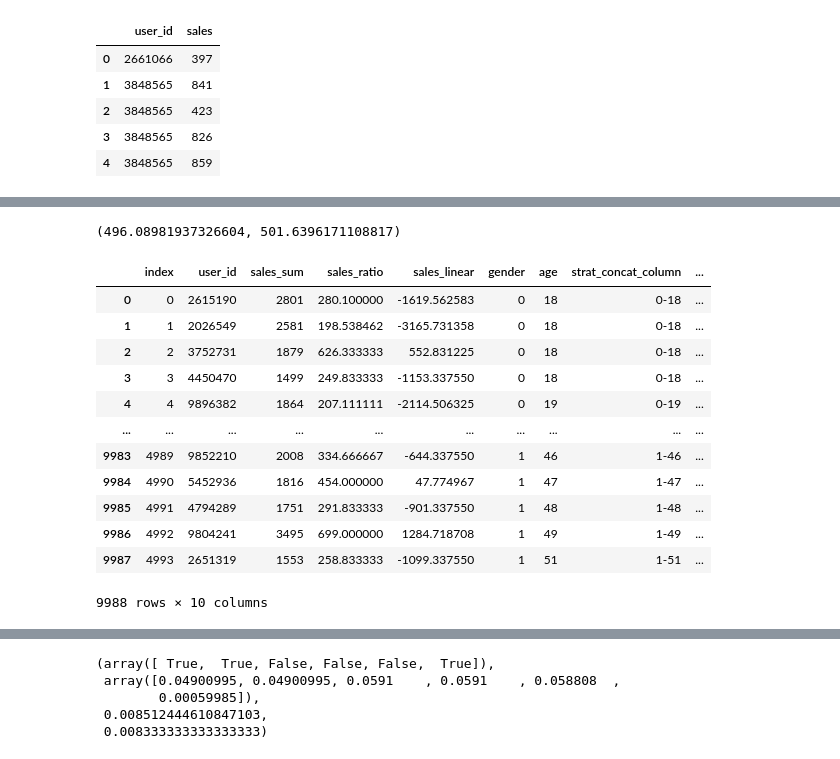
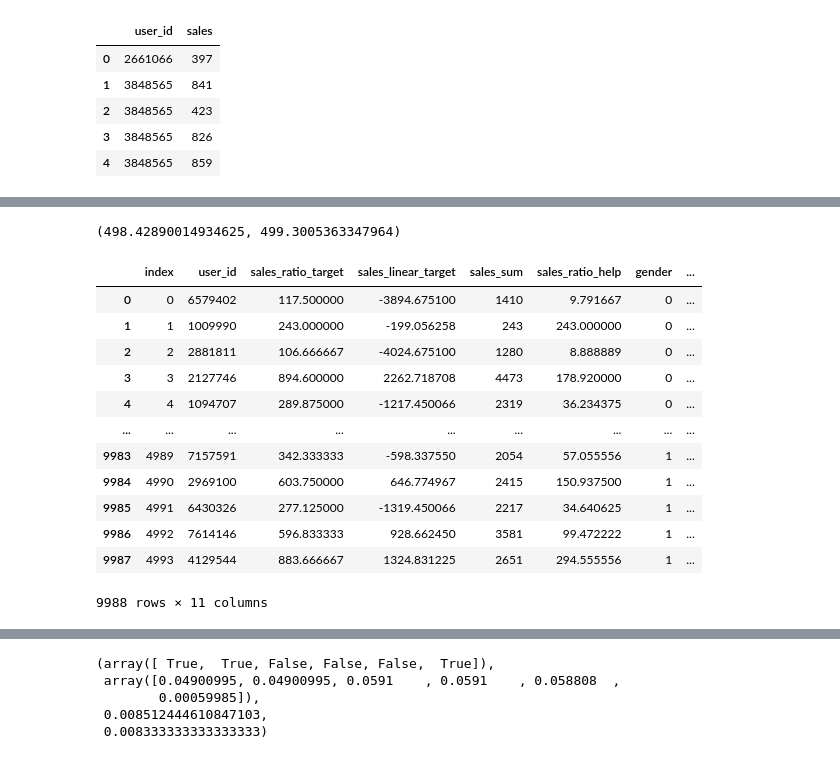
Before and after one commit to repinmihail/AB-test-pipeline, a Jupyter notebook: AB-pipline.ipynb, the cells around one changed output, grey strips where cells are left out. Saved outputs shown, nothing was run; the diff lists cells and outputs as text; code cells hidden in the pictures.

```diff
--- a/AB-pipline.ipynb
+++ b/AB-pipline.ipynb
@@ -294,0 +355,4 @@ def linearization_agg(data, column_for_grouped, value_name):
+# %%
+def user_metric_calc(data, column_for_grouped, key, val):
+    user_metrics = data.groupby(column_for_grouped).agg({key: val}).rename(columns={key: f'{key}_{val}'}).reset_index()
+    return user_metrics
@@ -295,10 +394,10 @@ def linearization_agg(data, column_for_grouped, value_name):
 # %%
 # решение для метрик - расчет пользовательских, ratio и линеаризованных в одном датафрейме
-def calc_metrics(data, metric_dict, column_for_grouped, kappa=None, is_history_data=True):
+def calc_metrics_old(data, metric_dict, column_for_grouped, kappa=None, is_history_data=True):
 
     kappa_dict = {}
     for metric_type, metric in metric_dict.items():
-        if metric_type == 'simple_ratio_metrics':
+        if metric_type == 'target_metric_calc':
             first_metric = True
             for key, val in metric.items():
                 if isinstance(val, list):
@@ -331,12 +430,11 @@ def calc_metrics(data, metric_dict, column_for_grouped, kappa=None, is_history_d
                     else:
                         simple_ratio_metrics = pd.merge(simple_ratio_metrics, agg_df[all_columns], how='left', on=column_for_grouped)
                     kappa = None
-
         if metric_type == 'user_metrics':
             first_metric = True
             for key, val in metric.items():
                 if isinstance(val, str):
-                    agg_df = data.groupby(column_for_grouped).agg({key: val}).rename(columns={key: f'{key}_sum'}).reset_index()
+                    agg_df = data.groupby(column_for_grouped).agg({key: val}).rename(columns={key: f'{key}_{val}'}).reset_index()
                     all_columns = list(agg_df.columns)
                     if first_metric:
                         user_metrics_df = agg_df[all_columns]
@@ -348,2 +464,2 @@ def calc_metrics(data, metric_dict, column_for_grouped, kappa=None, is_history_d
 # %%
-calc_df, kappa_dict = calc_metrics(remove_outliers_df, metric_dict_sales, column_for_grouped, kappa=None, is_history_data=True)
+calc_df, kappa_dict = calc_metrics(remove_outliers_df, metric_dict_sales_mod, column_for_grouped, kappa=None, is_history_data=True)
@@ -514,22 +633,0 @@ calc_df_['sales_linear'].mean() / mean
-# %%
-# test
-random_mean = []
-random_var = []
-
-strat_mean = []
-strat_var = []
-
-n_iter = 2000
-
-for i in progressbar(range(n_iter), "Computing: ", 40):
-
-    random_group = get_random_group(calc_df, 10000)
-    random_mean.append(random_group['metric1_linear'].mean())
-    random_var.append(random_group['metric1_linear'].var())
-
-    strat_mean.append(get_stratified_data(calc_df, 10000, 'metric1_linear', weights=None, seed=None)[1])
-    strat_var.append(get_stratified_data(calc_df, 10000, 'metric1_linear', weights=None, seed=None)[2])
-random_mean_series = pd.Series(random_mean, name='random mean metric')
-strat_mean_series = pd.Series(strat_mean, name='strat mean metric')
-random_var_series = pd.Series(random_var, name='random var metric')
-strat_var_series = pd.Series(strat_var, name='strat var metric')
@@ -788,9 +829,9 @@ def get_confidence_interval(mu, std, sample_size, confidence_level=0.95, tails =
     right_bound = mu + z_star * std / np.sqrt(sample_size)
     return left_bound, right_bound
 # %%
-get_confidence_interval(MEAN, STD, len(stratified_df), confidence_level=0.95, tails = 2)
+get_confidence_interval(MEAN, STD, len(calc_df), confidence_level=0.95, tails = 2)
 # %% [output]
-(496.08981937326604, 501.6396171108817)
+(498.42890014934625, 499.3005363347964)
 # %%
 def get_stratified_with_groups(data, group_size, weights=None, seed=None):
 
@@ -844,18 +885,18 @@ def get_stratified_groups(data, group_size, weights=None, seed=None):
         df = get_stratified_with_groups(data, group_size, weights=strat_dict_shares, seed=None)
         return df
 # %%
-get_stratified_groups(stratified_df, 5000)
+get_stratified_groups(calc_df_, 5000)
 # %% [output]
-|  | index | user_id | sales_sum | sales_ratio | sales_linear | gender | age | strat_concat_column | ... |
-| 0 | 0 | 2615190 | 2801 | 280.100000 | -1619.562583 | 0 | 18 | 0-18 | ... |
-| 1 | 1 | 2026549 | 2581 | 198.538462 | -3165.731358 | 0 | 18 | 0-18 | ... |
-| 2 | 2 | 3752731 | 1879 | 626.333333 | 552.831225 | 0 | 18 | 0-18 | ... |
-| 3 | 3 | 4450470 | 1499 | 249.833333 | -1153.337550 | 0 | 18 | 0-18 | ... |
-| 4 | 4 | 9896382 | 1864 | 207.111111 | -2114.506325 | 0 | 19 | 0-19 | ... |
-| ... | ... | ... | ... | ... | ... | ... | ... | ... | ... |
-| 9983 | 4989 | 9852210 | 2008 | 334.666667 | -644.337550 | 1 | 46 | 1-46 | ... |
-| 9984 | 4990 | 5452936 | 1816 | 454.000000 | 47.774967 | 1 | 47 | 1-47 | ... |
-| 9985 | 4991 | 4794289 | 1751 | 291.833333 | -901.337550 | 1 | 48 | 1-48 | ... |
-| 9986 | 4992 | 9804241 | 3495 | 699.000000 | 1284.718708 | 1 | 49 | 1-49 | ... |
-| 9987 | 4993 | 2651319 | 1553 | 258.833333 | -1099.337550 | 1 | 51 | 1-51 | ... |
+|  | index | user_id | sales_ratio_target | sales_linear_target | sales_sum | sales_ratio_help | gender | ... |
+| 0 | 0 | 6579402 | 117.500000 | -3894.675100 | 1410 | 9.791667 | 0 | ... |
+| 1 | 1 | 1009990 | 243.000000 | -199.056258 | 243 | 243.000000 | 0 | ... |
+| 2 | 2 | 2881811 | 106.666667 | -4024.675100 | 1280 | 8.888889 | 0 | ... |
+| 3 | 3 | 2127746 | 894.600000 | 2262.718708 | 4473 | 178.920000 | 0 | ... |
+| 4 | 4 | 1094707 | 289.875000 | -1217.450066 | 2319 | 36.234375 | 0 | ... |
+| ... | ... | ... | ... | ... | ... | ... | ... | ... |
+| 9983 | 4989 | 7157591 | 342.333333 | -598.337550 | 2054 | 57.055556 | 1 | ... |
+| 9984 | 4990 | 2969100 | 603.750000 | 646.774967 | 2415 | 150.937500 | 1 | ... |
+| 9985 | 4991 | 6430326 | 277.125000 | -1319.450066 | 2217 | 34.640625 | 1 | ... |
+| 9986 | 4992 | 7614146 | 596.833333 | 928.662450 | 3581 | 99.472222 | 1 | ... |
+| 9987 | 4993 | 4129544 | 883.666667 | 1324.831225 | 2651 | 294.555556 | 1 | ... |
-9988 rows × 10 columns
+9988 rows × 11 columns
```
Also changed, not shown: parts of 46 cells of this notebook.
